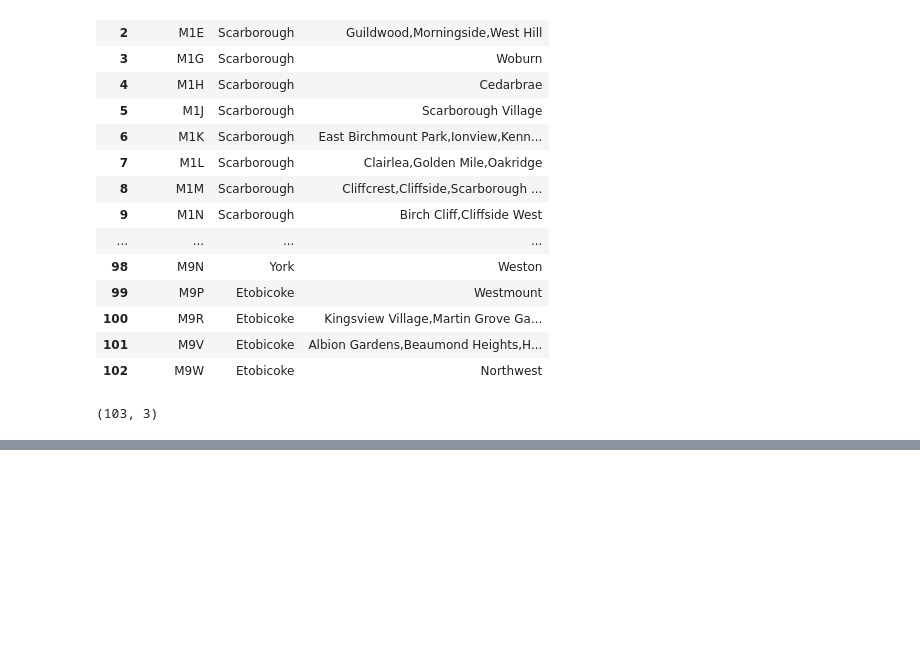
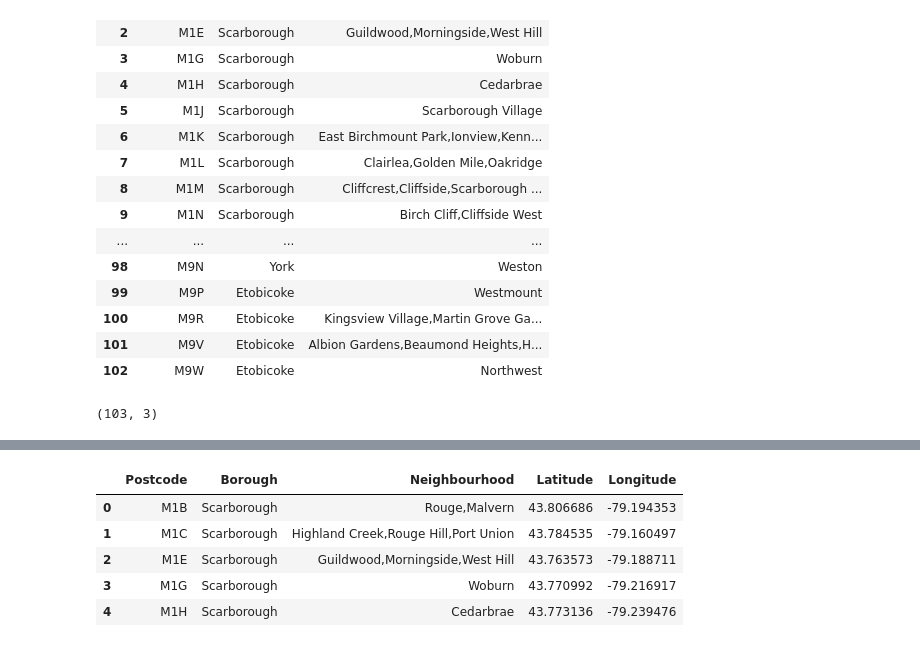
Before and after one commit to reidwebber/Coursera_Capstone, a Jupyter notebook: Coursera Capstone Project.ipynb, the cells around one changed output, grey strips where cells are left out. Cells and saved outputs as stored; diff of their text form; code cells hidden in the pictures; blank space fills up the shorter version.

```diff
--- a/Coursera Capstone Project.ipynb
+++ b/Coursera Capstone Project.ipynb
@@ -208,0 +213,6 @@ neighborhood.shape
+# %%
+#Get the geospatial data
+geo = pd.read_csv("http://cocl.us/Geospatial_data/Geospatial_Coordinates.csv")
+
+# take a look at the dataset
+geo.head()
@@ -208,0 +226,4 @@ neighborhood.shape
+# %%
+#Rename the column "Postal Code" to match the Neighborhood column
+geo = geo.rename(columns={'Postal Code': 'Postcode'})
+geo.head(5)
@@ -208,0 +237,11 @@ neighborhood.shape
+# %%
+#Merge the two dataframes to create one set of data
+toronto = pd.merge(neighborhood,geo, on='Postcode')
+toronto.head()
+# %% [output]
+|  | Postcode | Borough | Neighbourhood | Latitude | Longitude |
+| 0 | M1B | Scarborough | Rouge,Malvern | 43.806686 | -79.194353 |
+| 1 | M1C | Scarborough | Highland Creek,Rouge Hill,Port Union | 43.784535 | -79.160497 |
+| 2 | M1E | Scarborough | Guildwood,Morningside,West Hill | 43.763573 | -79.188711 |
+| 3 | M1G | Scarborough | Woburn | 43.770992 | -79.216917 |
+| 4 | M1H | Scarborough | Cedarbrae | 43.773136 | -79.239476 |
```
Also changed, not shown: parts of 3 cells of this notebook.
